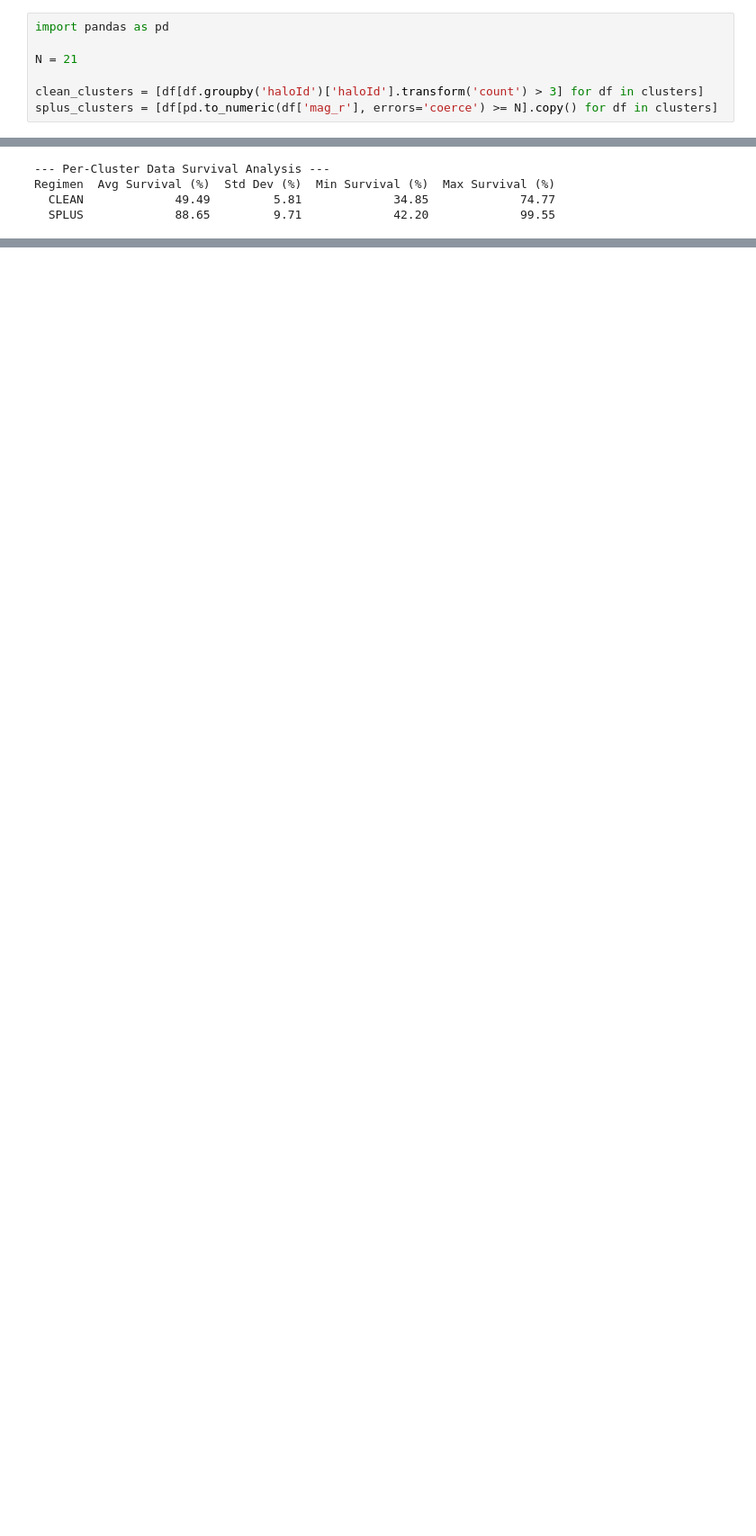
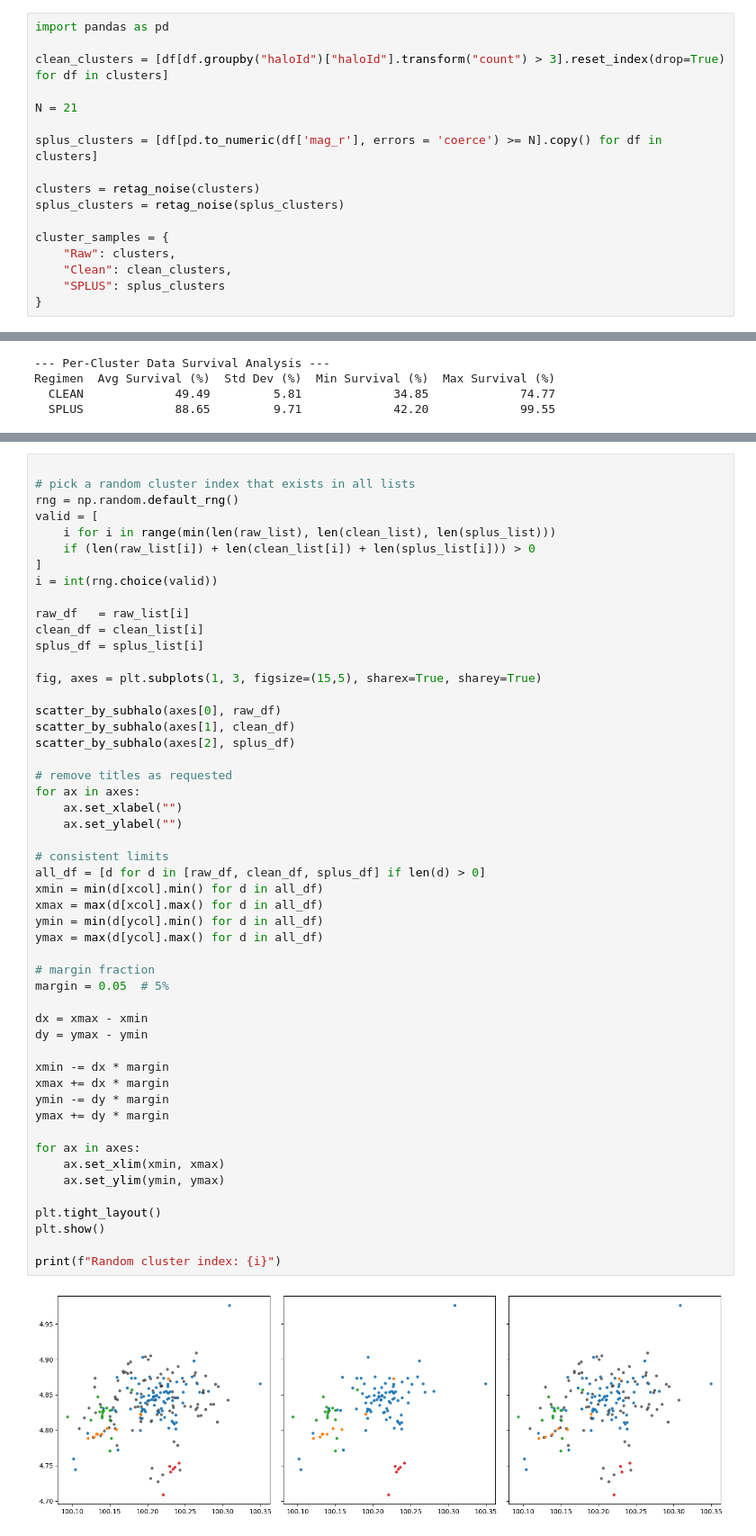
Before and after one commit to Prion6/ClusteringComparison, a Jupyter notebook: data_profiler.ipynb, the cells around one changed output, grey strips where cells are left out. Shown at 90% size. Cells and saved outputs as stored; diff of their text form; blank space fills up the shorter version.

```diff
--- a/data_profiler.ipynb
+++ b/data_profiler.ipynb
@@ -22,10 +32,20 @@ Index(['galaxyId', 'haloId', 'pos_x', 'pos_y', 'pos_z', 'vel_x', 'vel_y',
 # %%
 import pandas as pd
 
+clean_clusters = [df[df.groupby("haloId")["haloId"].transform("count") > 3].reset_index(drop=True) for df in clusters]
+
 N = 21
 
-clean_clusters = [df[df.groupby('haloId')['haloId'].transform('count') > 3] for df in clusters]
-splus_clusters = [df[pd.to_numeric(df['mag_r'], errors='coerce') >= N].copy() for df in clusters]
+splus_clusters = [df[pd.to_numeric(df['mag_r'], errors = 'coerce') >= N].copy() for df in clusters]
+
+clusters = retag_noise(clusters)
+splus_clusters = retag_noise(splus_clusters)
+
+cluster_samples = {
+    "Raw": clusters,
+    "Clean": clean_clusters,
+    "SPLUS": splus_clusters
+}
 # %%
 from astropy.stats import biweight_location
 import astro_utils as au
@@ -388,0 +445,53 @@ save_survival_histogram(splus_fractions, "Observational Survival (SPLUS/Raw)",
+# %%
+
+# pick a random cluster index that exists in all lists
+rng = np.random.default_rng()
+valid = [
+    i for i in range(min(len(raw_list), len(clean_list), len(splus_list)))
+    if (len(raw_list[i]) + len(clean_list[i]) + len(splus_list[i])) > 0
+]
+i = int(rng.choice(valid))
+
+raw_df   = raw_list[i]
+clean_df = clean_list[i]
+splus_df = splus_list[i]
+
+fig, axes = plt.subplots(1, 3, figsize=(15,5), sharex=True, sharey=True)
+
+scatter_by_subhalo(axes[0], raw_df)
+scatter_by_subhalo(axes[1], clean_df)
+scatter_by_subhalo(axes[2], splus_df)
+
+# remove titles as requested
+for ax in axes:
+    ax.set_xlabel("")
+    ax.set_ylabel("")
+
+# consistent limits
+all_df = [d for d in [raw_df, clean_df, splus_df] if len(d) > 0]
+xmin = min(d[xcol].min() for d in all_df)
+xmax = max(d[xcol].max() for d in all_df)
+ymin = min(d[ycol].min() for d in all_df)
+ymax = max(d[ycol].max() for d in all_df)
+
+# margin fraction
+margin = 0.05  # 5%
+
+dx = xmax - xmin
+dy = ymax - ymin
+
+xmin -= dx * margin
+xmax += dx * margin
+ymin -= dy * margin
+ymax += dy * margin
+
+for ax in axes:
+    ax.set_xlim(xmin, xmax)
+    ax.set_ylim(ymin, ymax)
+
+plt.tight_layout()
+plt.show()
+
+print(f"Random cluster index: {i}")
+# %% [output]
+[figure, added]
```
Also changed, not shown: parts of 5 cells of this notebook, 7 other files.
